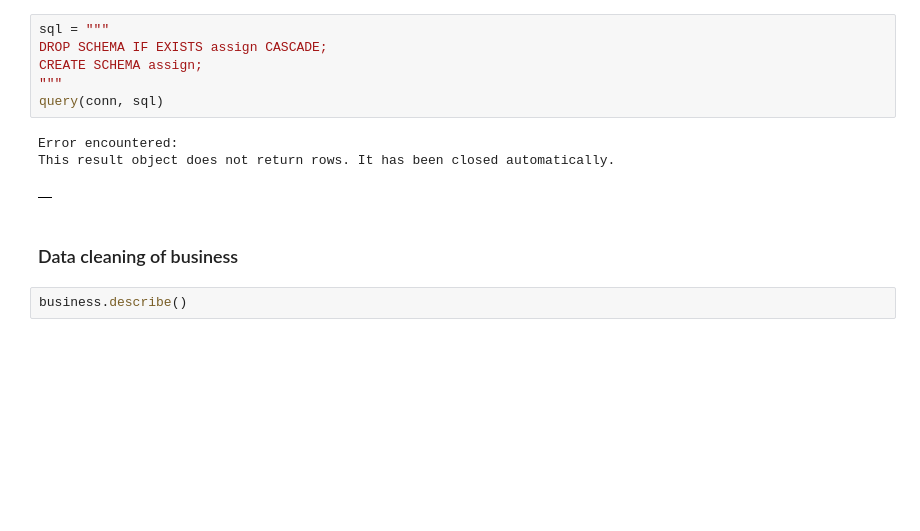
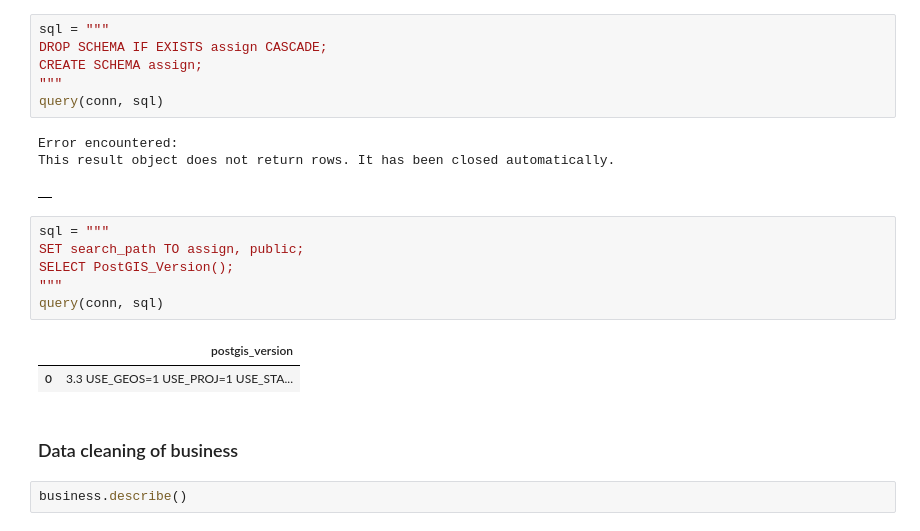
Before and after one commit to joshuahallam127/DATA2901_Assign, a Jupyter notebook: main.ipynb, the cells around one changed output. Saved outputs shown, nothing was run; the diff lists cells and outputs as text; blank space fills up the shorter version.

```diff
--- a/main.ipynb
+++ b/main.ipynb
@@ -84,6 +84,15 @@ query(conn, sql)
 Error encountered:
 This result object does not return rows. It has been closed automatically.
 |  |
+# %%
+sql = """
+SET search_path TO assign, public;
+SELECT PostGIS_Version();
+"""
+query(conn, sql)
+# %% [output]
+|  | postgis_version |
+| 0 | 3.3 USE_GEOS=1 USE_PROJ=1 USE_STA... |
 # %% [markdown]
 ### Data cleaning of business
 # %%
```
Also changed, not shown: parts of 21 cells of this notebook.
